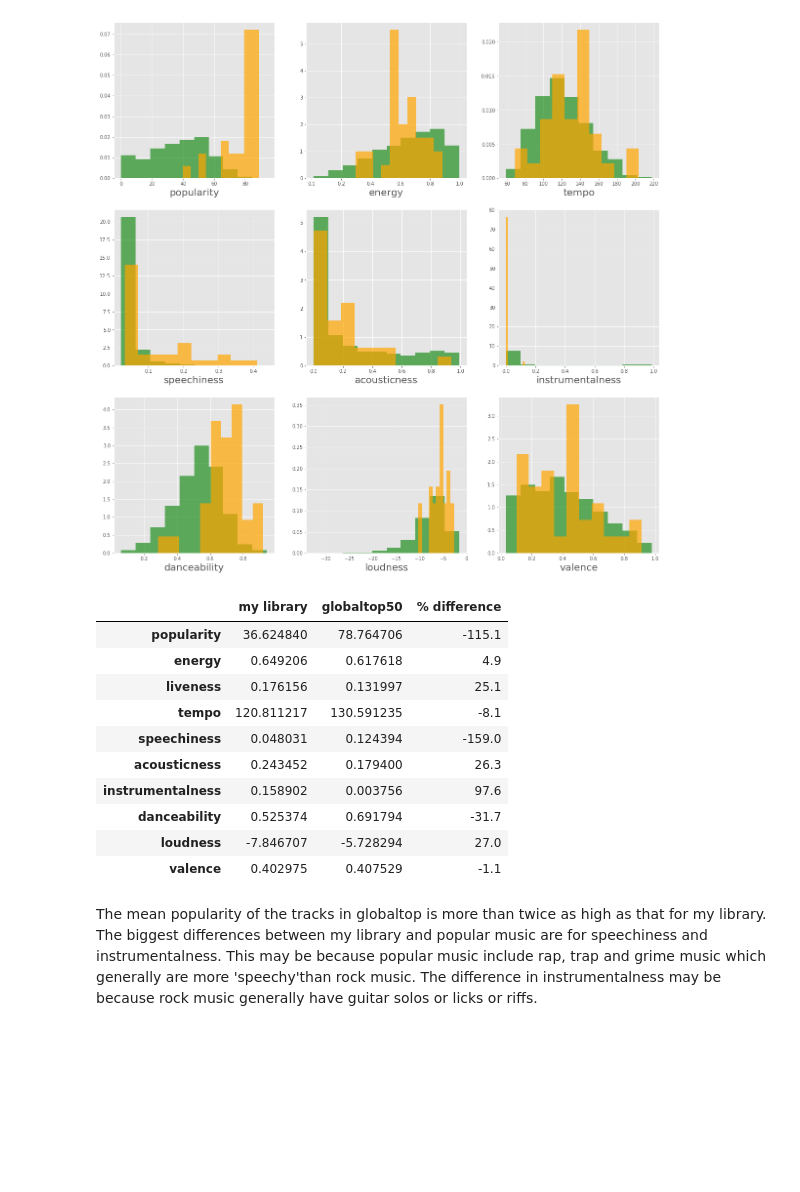
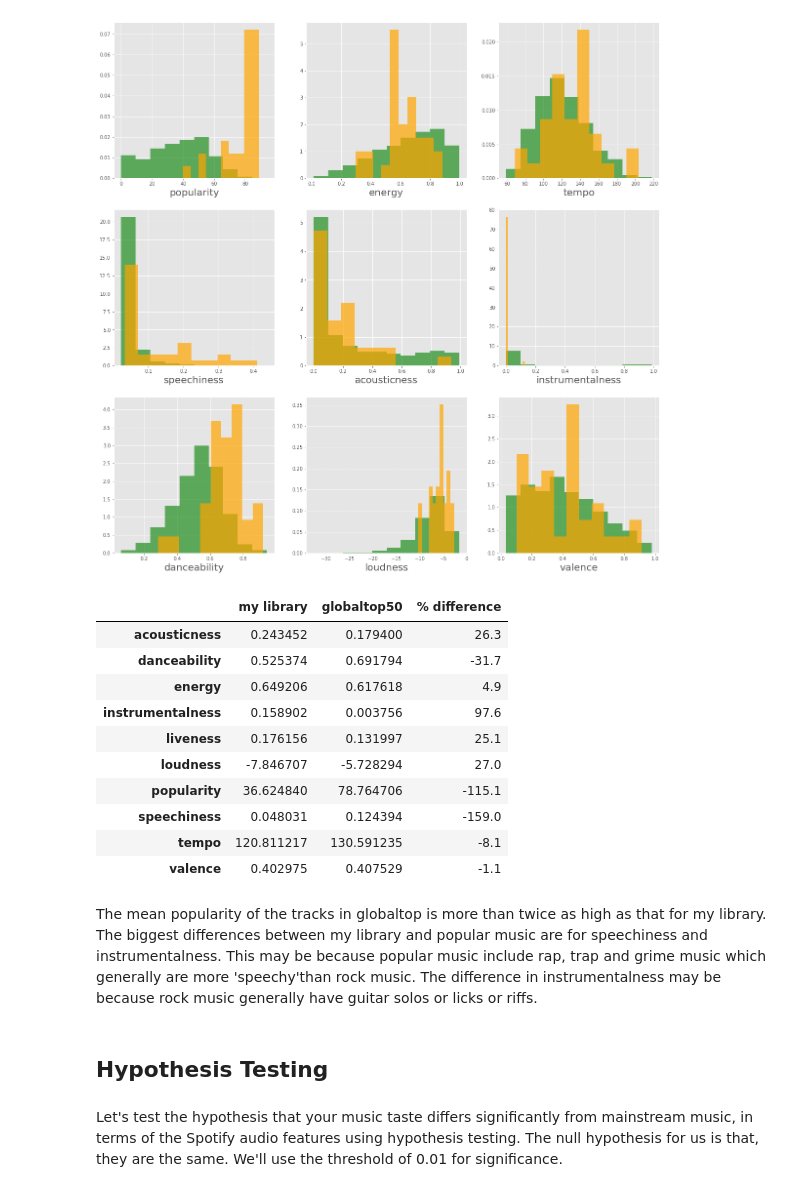
Before and after one commit to ashiquem/my-spotify-lib, a Jupyter notebook: myspotifylib.ipynb, the cells around one changed output. Drawn from its saved outputs; the diff is of its cells as text; code cells hidden in the pictures; blank space fills up the shorter version.

Commit message:
hypothesis testing

```diff
--- a/myspotifylib.ipynb
+++ b/myspotifylib.ipynb
@@ -177,6 +153,9 @@ finaldf.shape
 finaldf.to_csv('spotifylib.csv')
 # %% [markdown]
 ## Top Artists
+# %%
+finaldf = pd.read_csv('spotifylib.csv')
+finaldf.drop(columns=['Unnamed: 0'],inplace=True)
 # %%
 top_artists = finaldf['artist'].value_counts()[0:40]
 top_artists
@@ -466,23 +445,27 @@ for i in range(9):
 # %%
 x = pd.DataFrame(finaldf.mean())
 y = pd.DataFrame(globaltop.mean())
 
-mean_compare = pd.concat([x,y], axis = 1, sort = False)
+mean_compare = pd.concat([x,y], axis = 1)
 mean_compare.columns = (['my library', 'globaltop50'])
 mean_compare['% difference'] = round(((mean_compare['my library'] - mean_compare['globaltop50'])/mean_compare['my library']) * 100, 1)
 mean_compare
 mean_compare.drop(['key', 'mode', 'Unnamed: 0', 'duration_ms'])
 # %% [output]
 |  | my library | globaltop50 | % difference |
+| acousticness | 0.243452 | 0.179400 | 26.3 |
+| danceability | 0.525374 | 0.691794 | -31.7 |
+| energy | 0.649206 | 0.617618 | 4.9 |
+| instrumentalness | 0.158902 | 0.003756 | 97.6 |
+| liveness | 0.176156 | 0.131997 | 25.1 |
+| loudness | -7.846707 | -5.728294 | 27.0 |
 | popularity | 36.624840 | 78.764706 | -115.1 |
-| energy | 0.649206 | 0.617618 | 4.9 |
-| liveness | 0.176156 | 0.131997 | 25.1 |
+| speechiness | 0.048031 | 0.124394 | -159.0 |
 | tempo | 120.811217 | 130.591235 | -8.1 |
-| speechiness | 0.048031 | 0.124394 | -159.0 |
-| acousticness | 0.243452 | 0.179400 | 26.3 |
-| instrumentalness | 0.158902 | 0.003756 | 97.6 |
-| danceability | 0.525374 | 0.691794 | -31.7 |
-| loudness | -7.846707 | -5.728294 | 27.0 |
 | valence | 0.402975 | 0.407529 | -1.1 |
 # %% [markdown]
 The mean popularity of the tracks in globaltop is more than twice as high as that for my library. The biggest differences between my library and popular music are for speechiness and instrumentalness. This may be because popular music include rap, trap and grime music which generally are more 'speechy'than rock music. The difference in instrumentalness may be because rock music generally have guitar solos or licks or riffs.
+# %% [markdown]
+## Hypothesis Testing
+# %% [markdown]
+Let's test the hypothesis that your music taste differs significantly from mainstream music, in terms of the Spotify audio features using hypothesis testing. The null hypothesis for us is that, they are the same. We'll use the threshold of 0.01 for significance.
```
Also changed, not shown: parts of 8 cells of this notebook.
